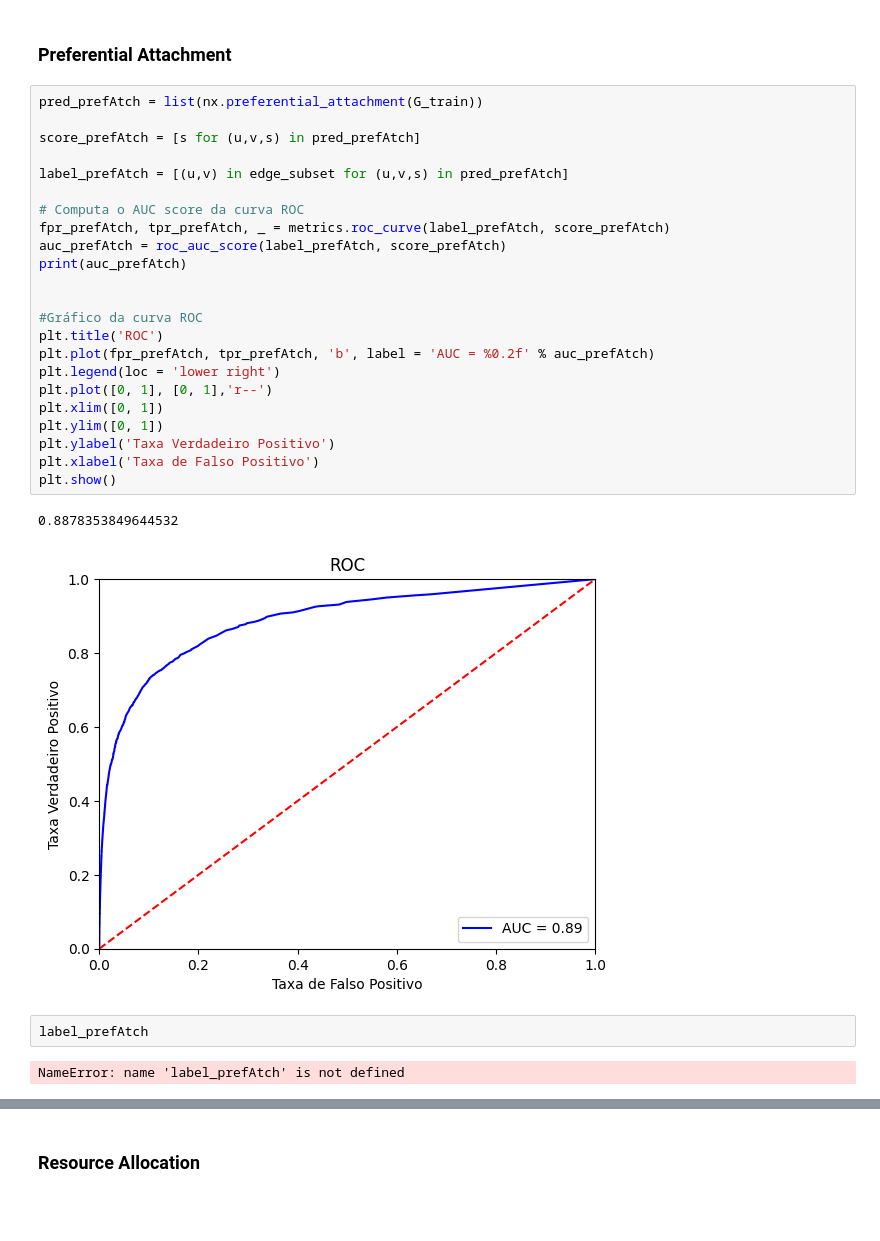
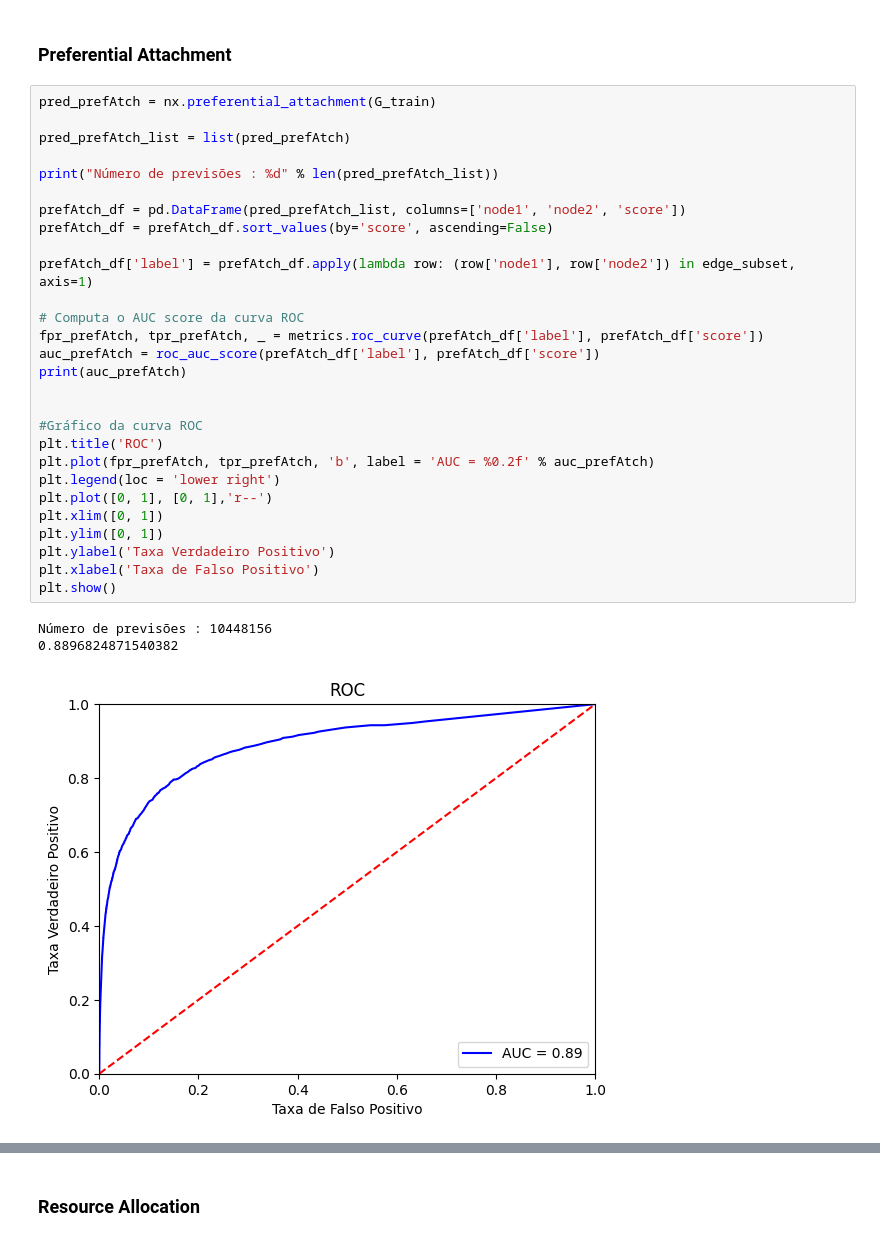
Before and after one commit to rwc2408/CienciadasRedes, a Jupyter notebook: Desafio 02/desafico02_linkPrediction.ipynb, the cells around one changed output, grey strips where cells are left out. Cells and saved outputs as stored; diff of their text form; blank space fills up the shorter version.

```diff
--- a/Desafio 02/desafico02_linkPrediction.ipynb
+++ b/Desafio 02/desafico02_linkPrediction.ipynb
@@ -142,32 +108,34 @@ label_jaccard
 # %% [markdown]
 ### Preferential Attachment
 # %%
-pred_prefAtch = list(nx.preferential_attachment(G_train))
+pred_prefAtch = nx.preferential_attachment(G_train)
 
-score_prefAtch = [s for (u,v,s) in pred_prefAtch]
+pred_prefAtch_list = list(pred_prefAtch)
 
-label_prefAtch = [(u,v) in edge_subset for (u,v,s) in pred_prefAtch]
+print("Número de previsões : %d" % len(pred_prefAtch_list))
+
+prefAtch_df = pd.DataFrame(pred_prefAtch_list, columns=['node1', 'node2', 'score'])
+prefAtch_df = prefAtch_df.sort_values(by='score', ascending=False)
+
+prefAtch_df['label'] = prefAtch_df.apply(lambda row: (row['node1'], row['node2']) in edge_subset, axis=1)
 
 # Computa o AUC score da curva ROC
-fpr_prefAtch, tpr_prefAtch, _ = metrics.roc_curve(label_prefAtch, score_prefAtch)
-auc_prefAtch = roc_auc_score(label_prefAtch, score_prefAtch)
+fpr_prefAtch, tpr_prefAtch, _ = metrics.roc_curve(prefAtch_df['label'], prefAtch_df['score'])
+auc_prefAtch = roc_auc_score(prefAtch_df['label'], prefAtch_df['score'])
 print(auc_prefAtch)
 
 
 #Gráfico da curva ROC
 plt.title('ROC')
 plt.plot(fpr_prefAtch, tpr_prefAtch, 'b', label = 'AUC = %0.2f' % auc_prefAtch)
 plt.legend(loc = 'lower right')
 plt.plot([0, 1], [0, 1],'r--')
 plt.xlim([0, 1])
 plt.ylim([0, 1])
 plt.ylabel('Taxa Verdadeiro Positivo')
 plt.xlabel('Taxa de Falso Positivo')
 plt.show()
 # %% [output]
-0.8878353849644532
+Número de previsões : 10448156
+0.8896824871540382
-[figure, old version]
+[figure, new version]
-# %%
-label_prefAtch
-# %% [output]
-NameError: name 'label_prefAtch' is not defined
```
Also changed, not shown: parts of 9 cells of this notebook.
